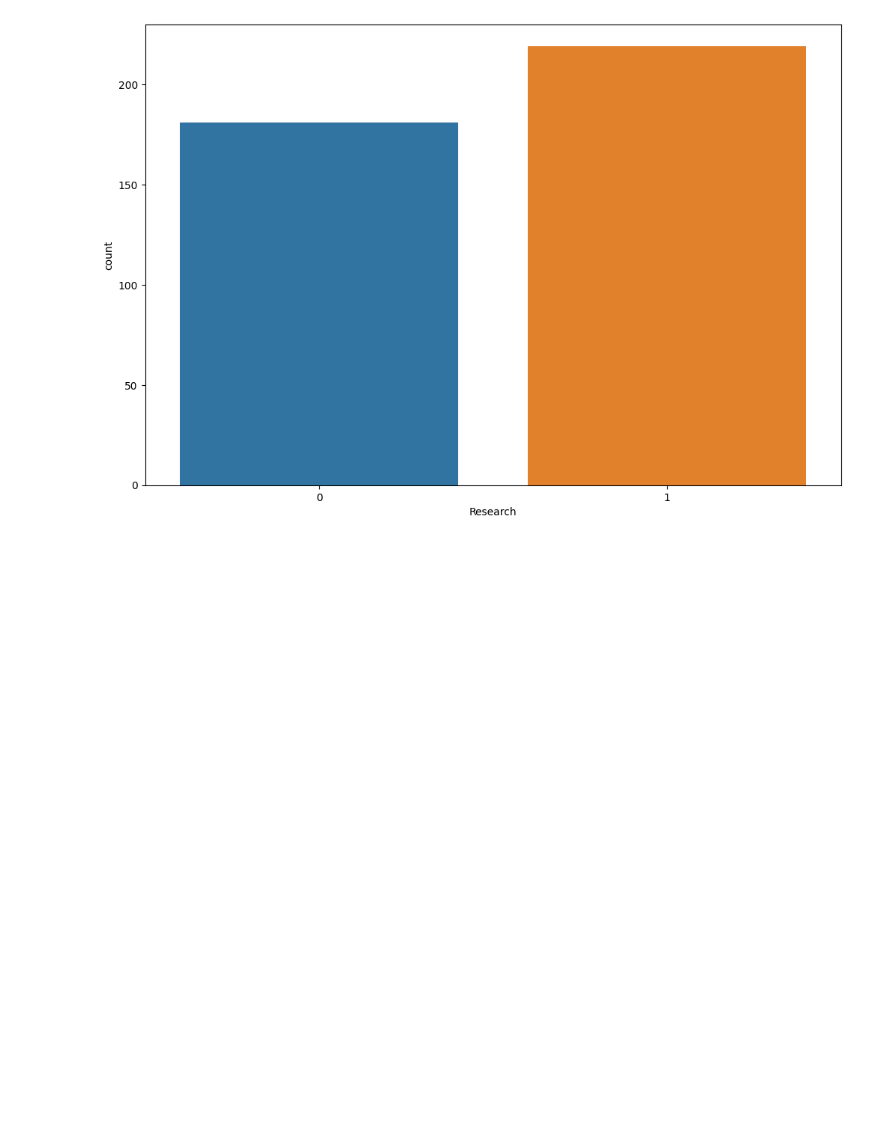
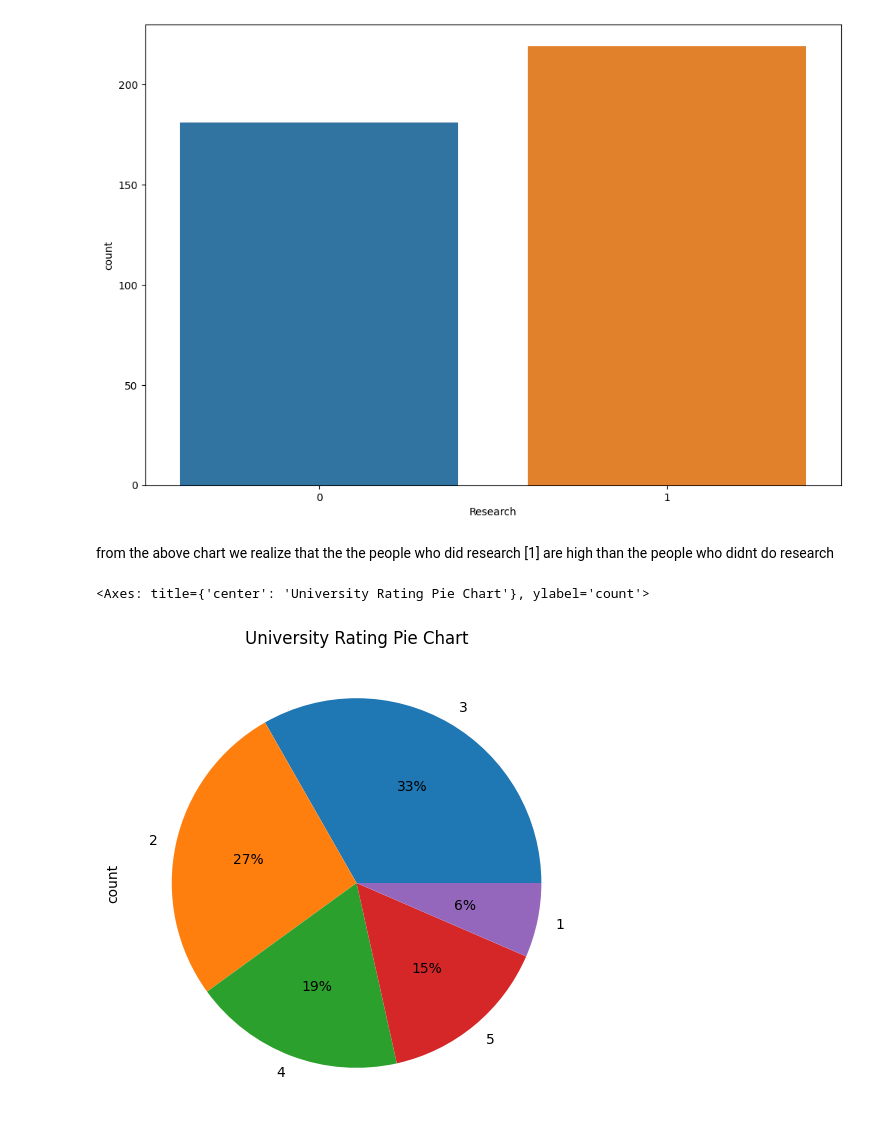
Before and after one commit to penscola/Graduate-Admissions, a Jupyter notebook: code/graduate-admision.ipynb, the cells around one changed output. Drawn from its saved outputs; the diff is of its cells as text; code cells hidden in the pictures; blank space fills up the shorter version.

```diff
--- a/code/graduate-admision.ipynb
+++ b/code/graduate-admision.ipynb
@@ -110,3 +112,11 @@ sns.countplot(x='Research', data=df)
 plt.show()
 # %% [output]
 [figure]
+# %% [markdown]
+from the above chart we realize that the the people who did research [1] are high than the people who didnt do research
+# %%
+df['University Rating'].value_counts().plot(kind='pie',autopct='%1.0f%%',figsize=(8,6),
+                                            title="University Rating Pie Chart")
+# %% [output]
+<Axes: title={'center': 'University Rating Pie Chart'}, ylabel='count'>
+[figure, added]
```
Also changed, not shown: parts of 15 cells of this notebook, 1 other file.
